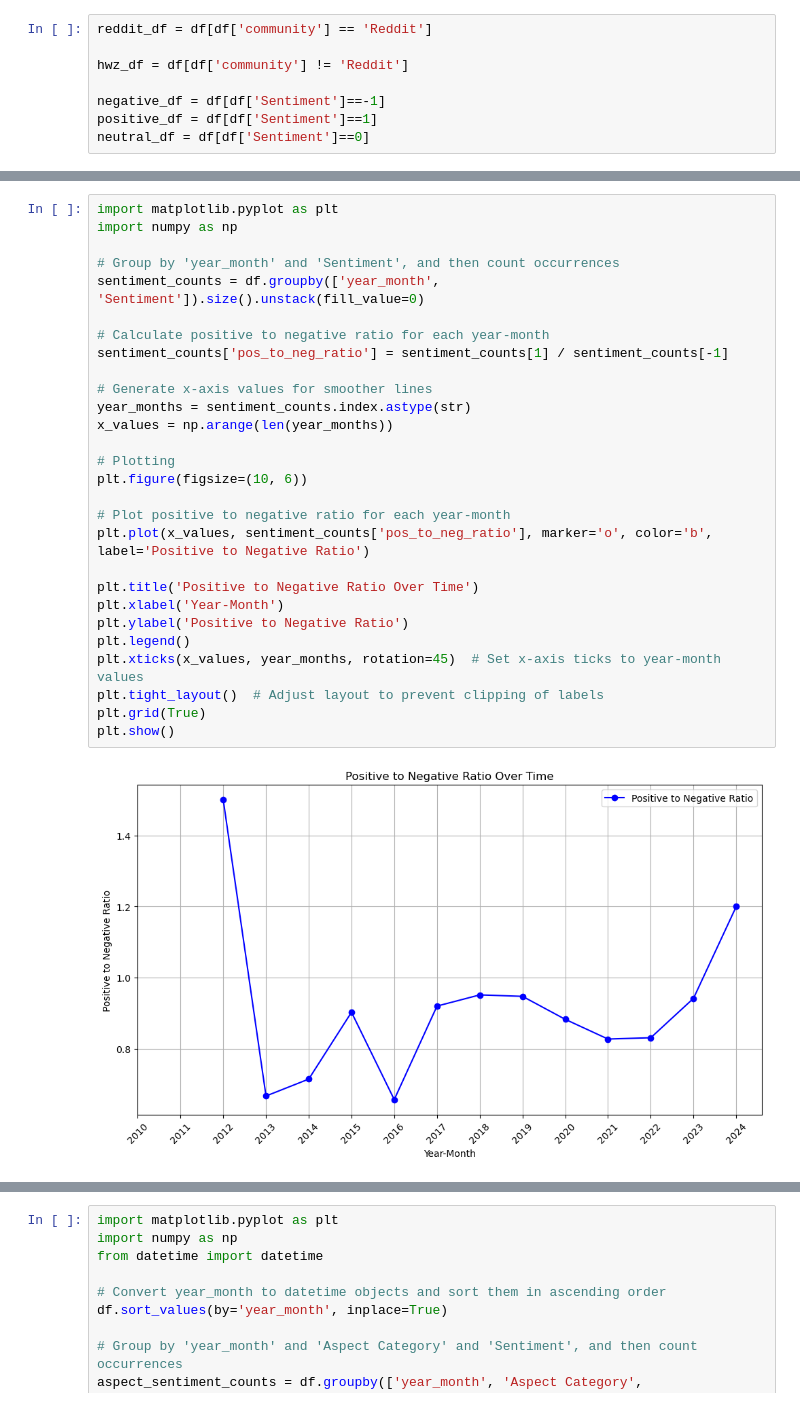
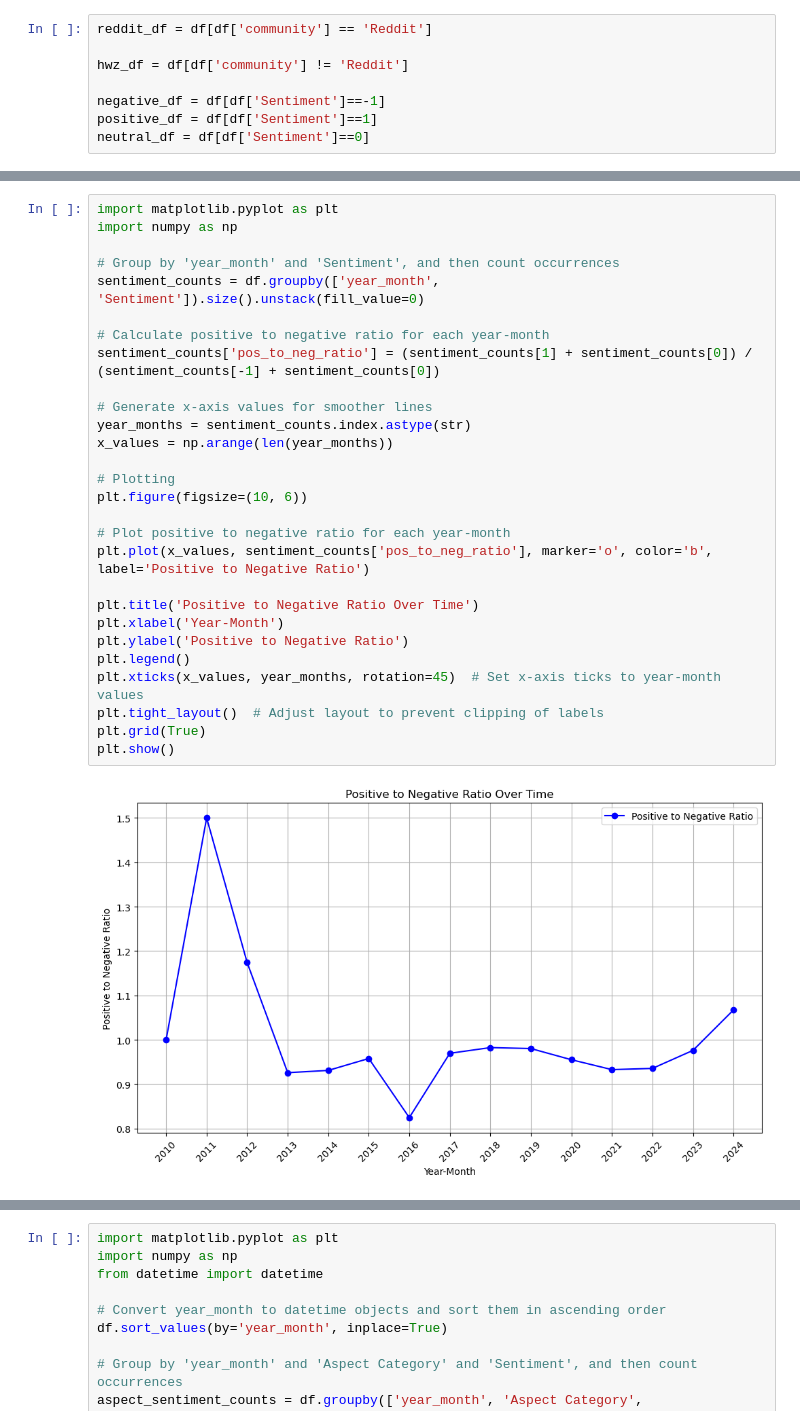
Before and after one commit to Jeffrey-David/Aspect-Based-Sentiment-Analysis-of-LGBTQ-Issues-in-Singapore, a Jupyter notebook: Analysis/Time_Series_Analysis.ipynb, the cells around one changed output, grey strips where cells are left out. Drawn from its saved outputs; the diff is of its cells as text.

```diff
--- a/Analysis/Time_Series_Analysis.ipynb
+++ b/Analysis/Time_Series_Analysis.ipynb
@@ -241,33 +245,33 @@ plt.show()
 # %%
 import matplotlib.pyplot as plt
 import numpy as np
 
 # Group by 'year_month' and 'Sentiment', and then count occurrences
 sentiment_counts = df.groupby(['year_month', 'Sentiment']).size().unstack(fill_value=0)
 
 # Calculate positive to negative ratio for each year-month
-sentiment_counts['pos_to_neg_ratio'] = sentiment_counts[1] / sentiment_counts[-1]
+sentiment_counts['pos_to_neg_ratio'] = (sentiment_counts[1] + sentiment_counts[0]) / (sentiment_counts[-1] + sentiment_counts[0])
 
 # Generate x-axis values for smoother lines
 year_months = sentiment_counts.index.astype(str)
 x_values = np.arange(len(year_months))
 
 # Plotting
 plt.figure(figsize=(10, 6))
 
 # Plot positive to negative ratio for each year-month
 plt.plot(x_values, sentiment_counts['pos_to_neg_ratio'], marker='o', color='b', label='Positive to Negative Ratio')
 
 plt.title('Positive to Negative Ratio Over Time')
 plt.xlabel('Year-Month')
 plt.ylabel('Positive to Negative Ratio')
 plt.legend()
 plt.xticks(x_values, year_months, rotation=45)  # Set x-axis ticks to year-month values
 plt.tight_layout()  # Adjust layout to prevent clipping of labels
 plt.grid(True)
 plt.show()
 # %% [output]
-[figure, old version]
+[figure, new version]
 # %%
 filtered_df = df[df['Sentiment'].isin([-1, 1])]
 
```
Also changed, not shown: parts of 7 cells of this notebook, 1 other file.
